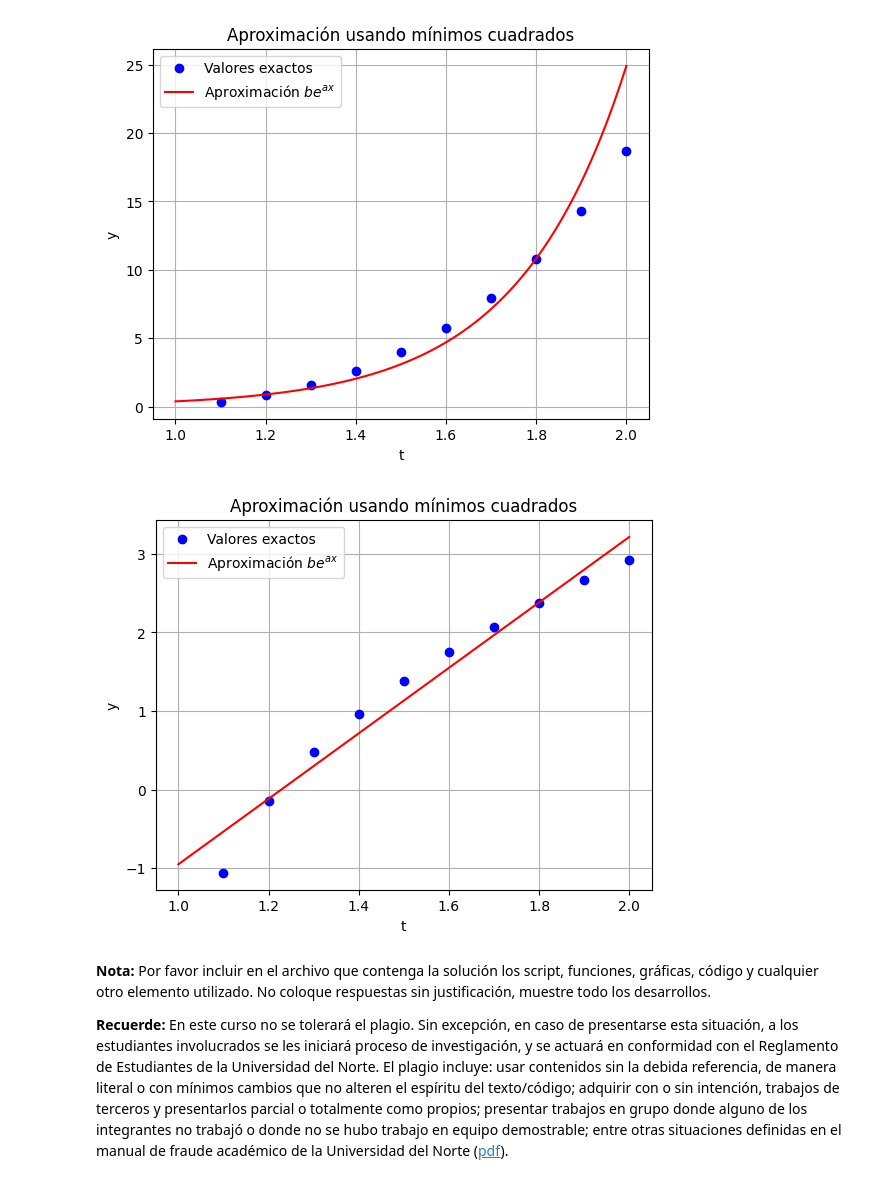
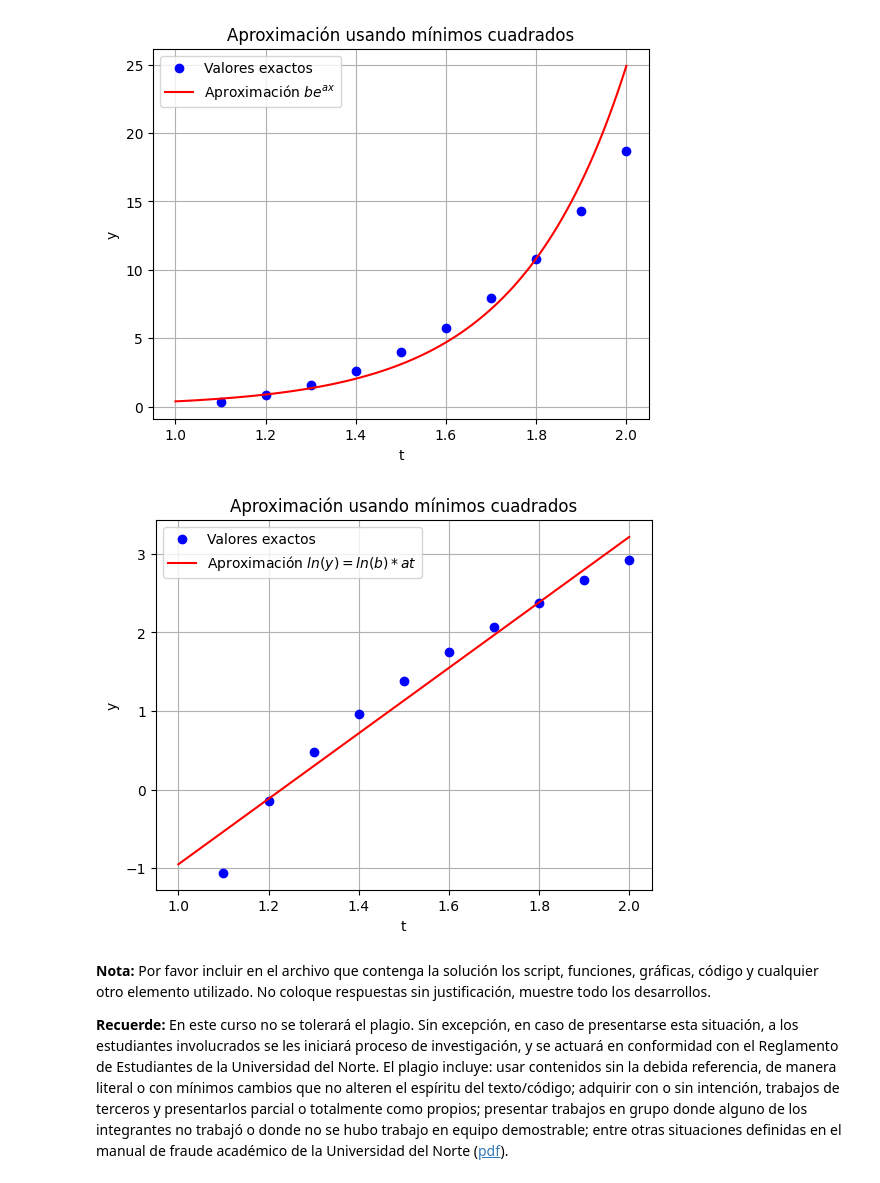
Before and after one commit to K3nnyZY/computer-solutions, a Jupyter notebook: T5_KennyZhu,Samir_Mercado.ipynb, the cells around one changed output. Drawn from its saved outputs; the diff is of its cells as text; code cells hidden in the pictures.

```diff
--- a/T5_KennyZhu,Samir_Mercado.ipynb
+++ b/T5_KennyZhu,Samir_Mercado.ipynb
@@ -201,9 +201,9 @@ Error en t = 1.55: 0.970045303632411
 Error en t = 1.97: 4.701070659334718
 # %%
 # Creamos una función para graficar
-def plot_RL(t_values_exact, y_values_exact, t_values_approx, y_values_approx):
+def plot_RL(t_values_exact, y_values_exact, t_values_approx, y_values_approx, label):
     plt.plot(t_values_exact, y_values_exact, 'bo', label='Valores exactos')
-    plt.plot(t_values_approx, y_values_approx, 'r-', label='Aproximación $be^{ax}$')
+    plt.plot(t_values_approx, y_values_approx, 'r-', label=label)
     plt.xlabel('t')
     plt.ylabel('y')
     plt.legend()
@@ -222,15 +222,15 @@ plot_RL(t_values, y_exact_values, t_points_smooth, y_approx_smooth)
 # %%
 # Calculamos los valores de ln y para los puntos de la aproximación
 y_log_approx = [np.log(y) for y in approximate_wi]
 
 # Creamos puntos adicionales para una gráfica más suave
 t_points_smooth = np.linspace(1, 2, 100)
 y_line_smooth = [ln_b + a * t for t in t_points_smooth]
 
 # Graficamos la regresión lineal y los valores de ln y
-plot_RL(t_values, y_log_approx, t_points_smooth, y_line_smooth)
+plot_RL(t_values, y_log_approx, t_points_smooth, y_line_smooth, 'Aproximación $ln(y) = ln(b)*at$')
 # %% [output]
-[figure, old version]
+[figure, new version]
 # %% [markdown]
 **Nota:** Por favor incluir en el archivo que contenga la solución los script, funciones, gráficas, código y cualquier otro elemento utilizado. No coloque respuestas sin justificación, muestre todo los desarrollos.
 
```
Also changed, not shown: parts of 1 cell of this notebook.
